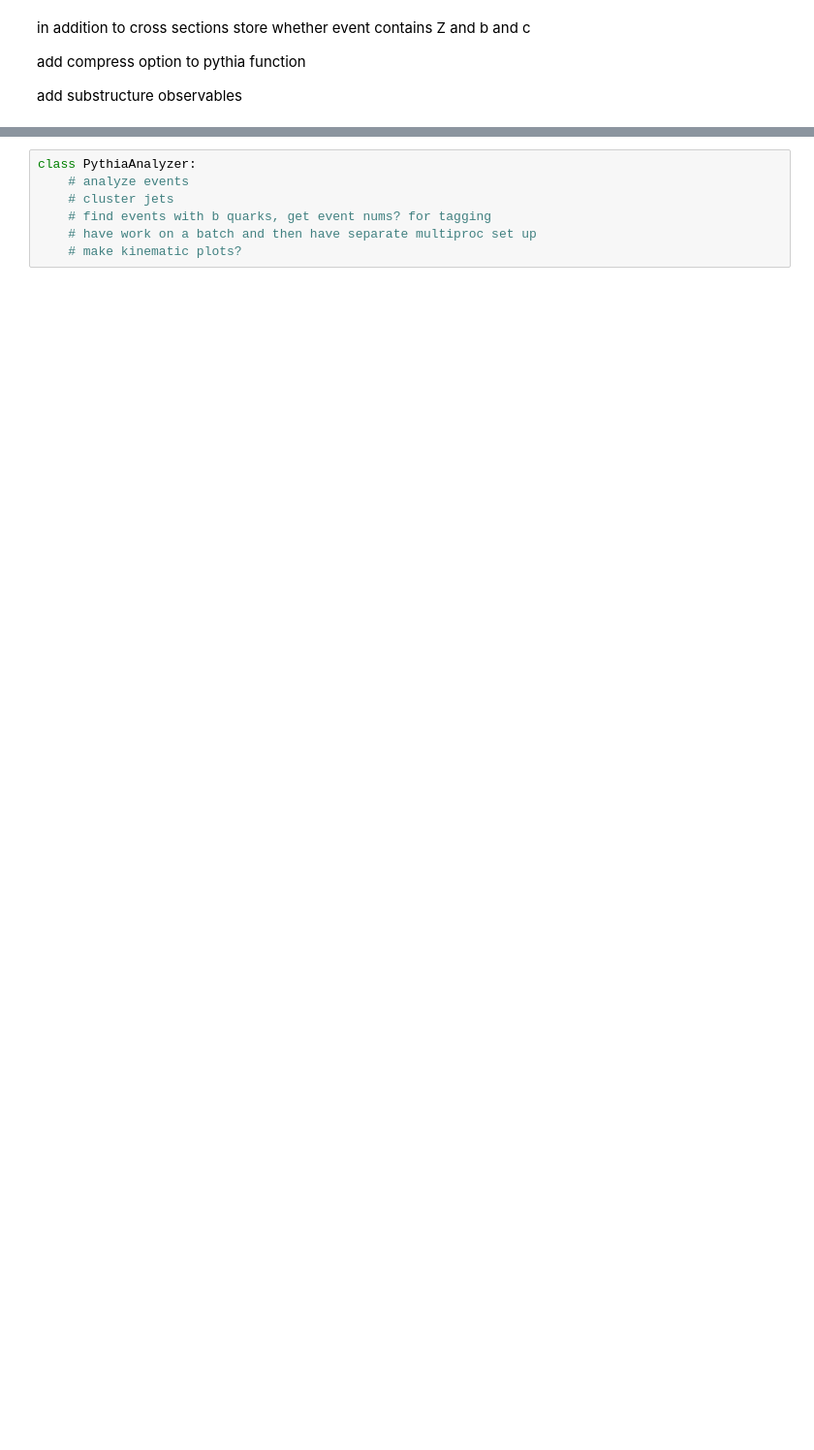
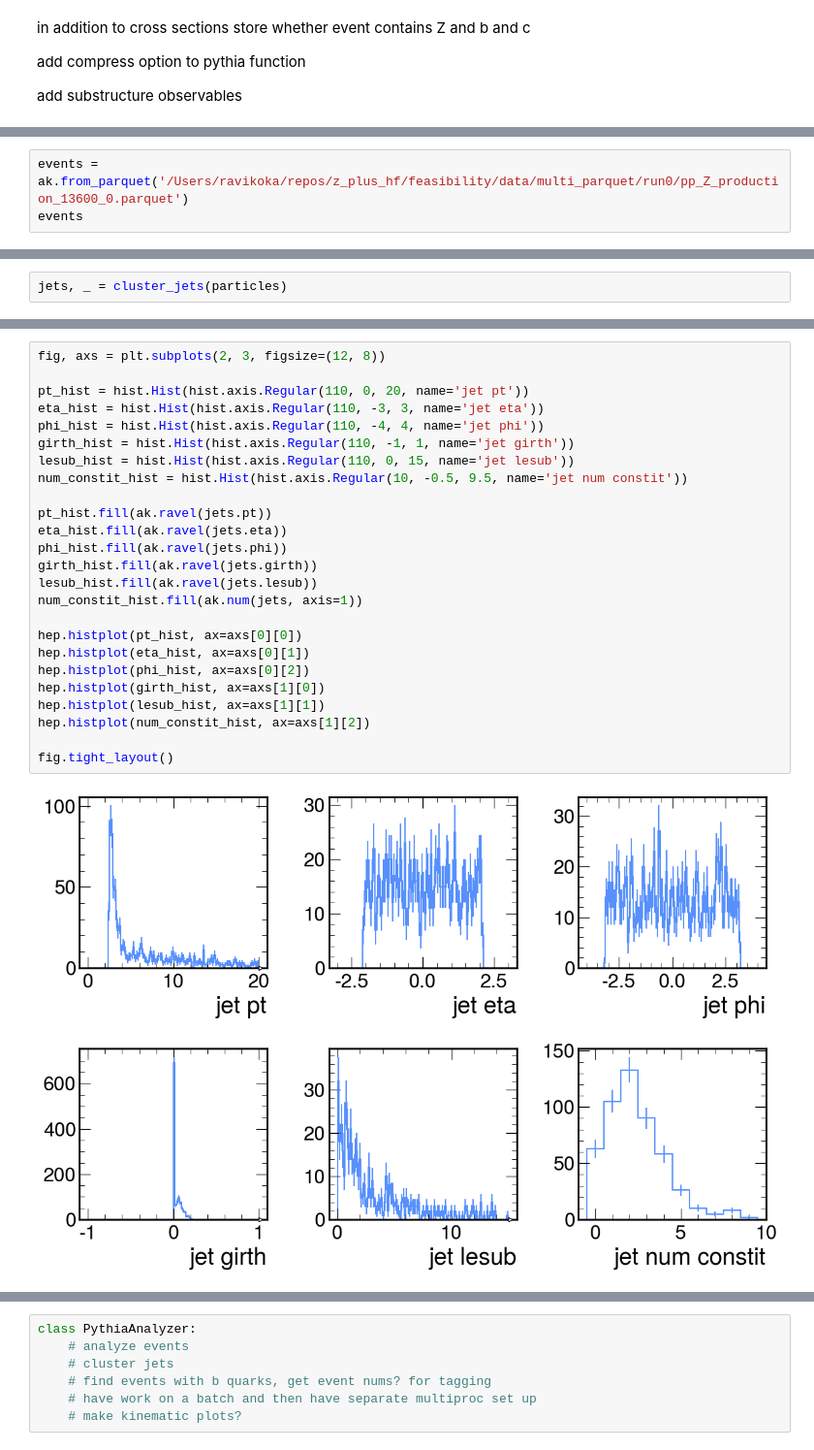
Before and after one commit to ravikoka/z_plus_hf, a Jupyter notebook: feasibility/analysis.ipynb, the cells around one changed output, grey strips where cells are left out. Shown at 97% size. Cells and saved outputs as stored; diff of their text form; blank space fills up the shorter version.

```diff
--- a/feasibility/analysis.ipynb
+++ b/feasibility/analysis.ipynb
@@ -32,0 +99,3 @@ add substructure observables
+# %%
+events = ak.from_parquet('/Users/ravikoka/repos/z_plus_hf/feasibility/data/multi_parquet/run0/pp_Z_production_13600_0.parquet')
+events
@@ -32,0 +146,2 @@ add substructure observables
+# %%
+jets, _ = cluster_jets(particles)
@@ -32,0 +162,27 @@ add substructure observables
+# %%
+fig, axs = plt.subplots(2, 3, figsize=(12, 8))
+
+pt_hist = hist.Hist(hist.axis.Regular(110, 0, 20, name='jet pt'))
+eta_hist = hist.Hist(hist.axis.Regular(110, -3, 3, name='jet eta'))
+phi_hist = hist.Hist(hist.axis.Regular(110, -4, 4, name='jet phi'))
+girth_hist = hist.Hist(hist.axis.Regular(110, -1, 1, name='jet girth'))
+lesub_hist = hist.Hist(hist.axis.Regular(110, 0, 15, name='jet lesub'))
+num_constit_hist = hist.Hist(hist.axis.Regular(10, -0.5, 9.5, name='jet num constit'))
+
+pt_hist.fill(ak.ravel(jets.pt))
+eta_hist.fill(ak.ravel(jets.eta))
+phi_hist.fill(ak.ravel(jets.phi))
+girth_hist.fill(ak.ravel(jets.girth))
+lesub_hist.fill(ak.ravel(jets.lesub))
+num_constit_hist.fill(ak.num(jets, axis=1))
+
+hep.histplot(pt_hist, ax=axs[0][0])
+hep.histplot(eta_hist, ax=axs[0][1])
+hep.histplot(phi_hist, ax=axs[0][2])
+hep.histplot(girth_hist, ax=axs[1][0])
+hep.histplot(lesub_hist, ax=axs[1][1])
+hep.histplot(num_constit_hist, ax=axs[1][2])
+
+fig.tight_layout()
+# %% [output]
+[figure, added]
```
Also changed, not shown: parts of 84 cells of this notebook.
